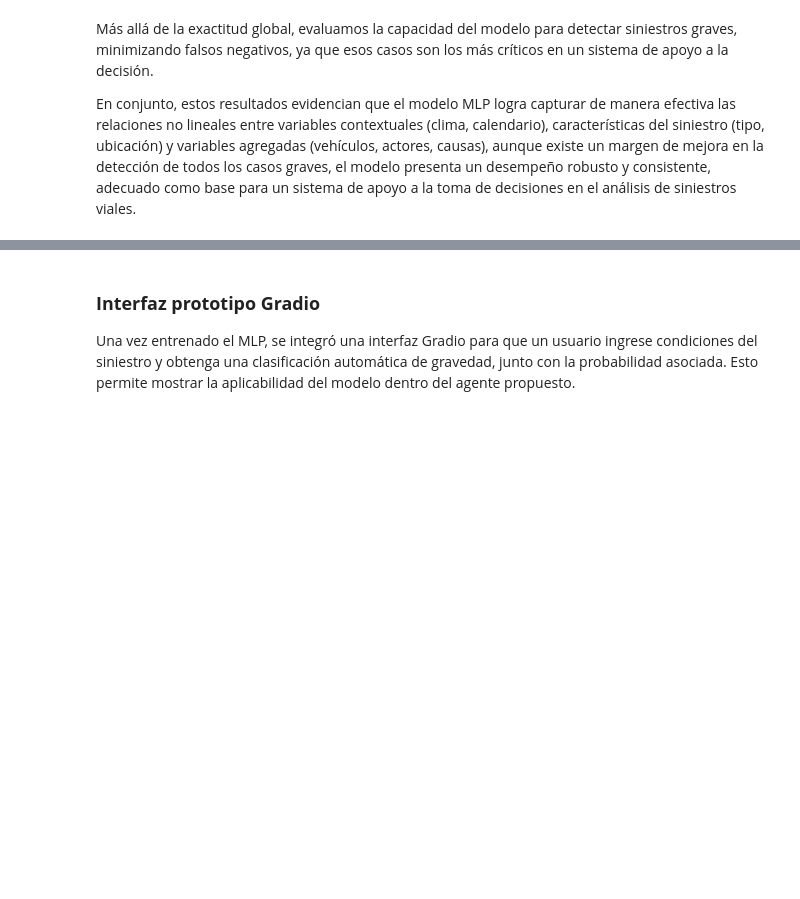
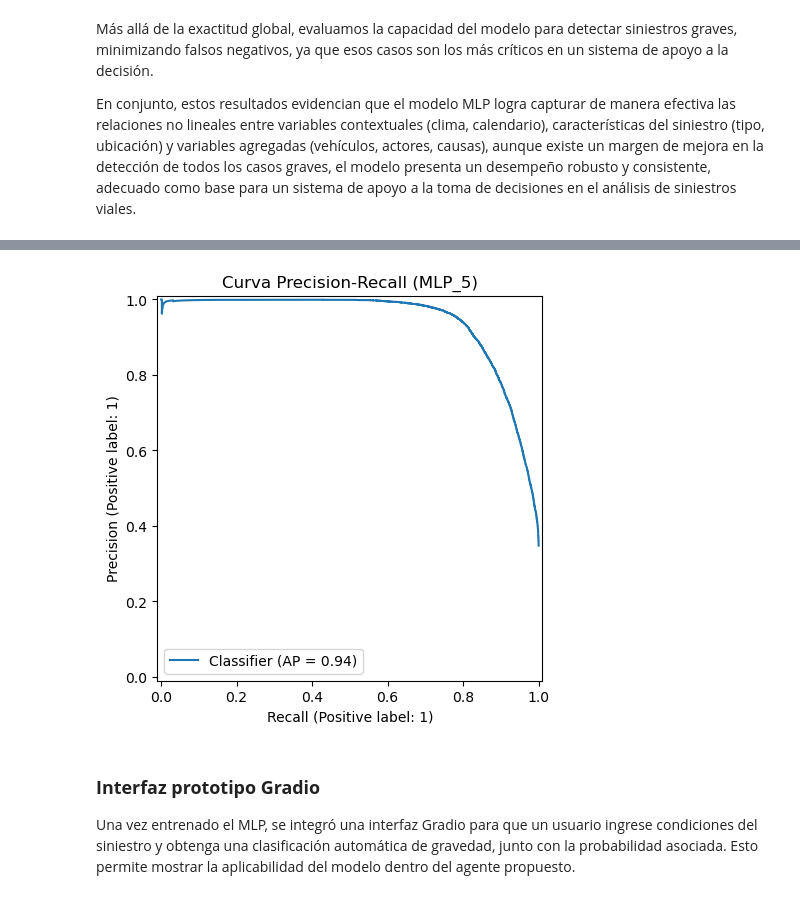
Before and after one commit to Vankold1/SiniBogota, a Jupyter notebook: SiniBogota_notebook.ipynb, the cells around one changed output, grey strips where cells are left out. Cells and saved outputs as stored; diff of their text form; code cells hidden in the pictures; blank space fills up the shorter version.

```diff
--- a/SiniBogota_notebook.ipynb
+++ b/SiniBogota_notebook.ipynb
@@ -1407,3 +1533,18 @@ En conjunto, estos resultados evidencian que el modelo MLP logra capturar de man
+# %%
+from sklearn.metrics import PrecisionRecallDisplay
+
+fig, ax = plt.subplots(figsize=(6, 5))
+
+PrecisionRecallDisplay.from_predictions(
+    y_test,
+    y_proba_final,
+    ax=ax
+)
+
+plt.title("Curva Precision-Recall (MLP_5)")
+plt.show()
+# %% [output]
+[figure, added]
 # %% [markdown]
 ### **Interfaz prototipo Gradio**
 
```
Also changed, not shown: parts of 10 cells of this notebook.
